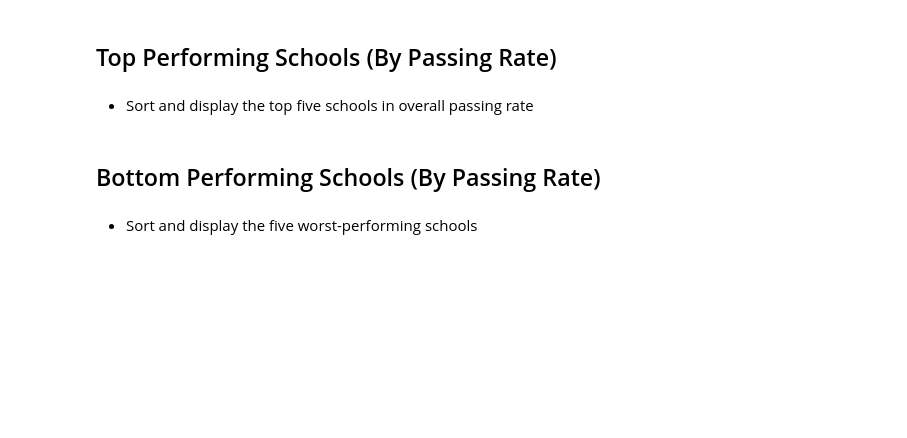
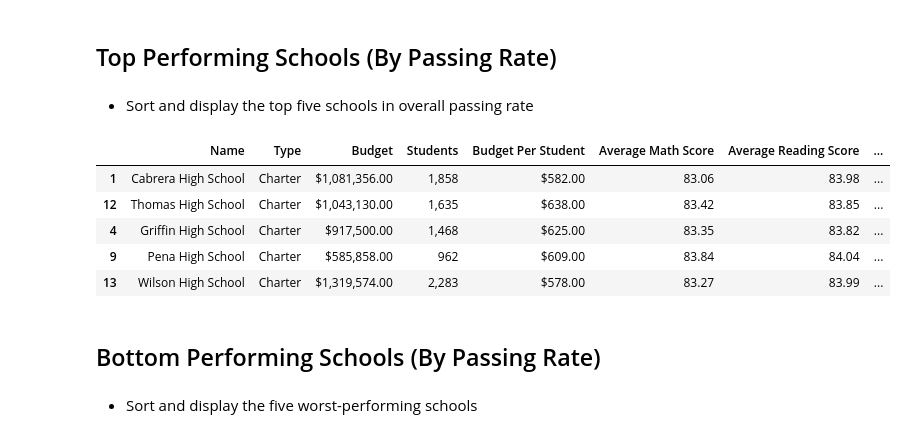
Before and after one commit to JeremyBrent/Pandas_Challenge, a Jupyter notebook: Instructions/PyCitySchools/PyCitySchools_starter.ipynb, the cells around one changed output. Saved outputs shown, nothing was run; the diff lists cells and outputs as text; code cells hidden in the pictures; blank space fills up the shorter version.

```diff
--- a/Instructions/PyCitySchools/PyCitySchools_starter.ipynb
+++ b/Instructions/PyCitySchools/PyCitySchools_starter.ipynb
@@ -192,6 +281,16 @@ School_Summary_df.reset_index()
 ## Top Performing Schools (By Passing Rate)
 # %% [markdown]
 * Sort and display the top five schools in overall passing rate
+# %%
+Top_overall_passing_rate = School_Summary_df.sort_values("Overall Passing Rate",ascending = False)
+Top_overall_passing_rate.head()
+# %% [output]
+|  | Name | Type | Budget | Students | Budget Per Student | Average Math Score | Average Reading Score | ... |
+| 1 | Cabrera High School | Charter | $1,081,356.00 | 1,858 | $582.00 | 83.06 | 83.98 | ... |
+| 12 | Thomas High School | Charter | $1,043,130.00 | 1,635 | $638.00 | 83.42 | 83.85 | ... |
+| 4 | Griffin High School | Charter | $917,500.00 | 1,468 | $625.00 | 83.35 | 83.82 | ... |
+| 9 | Pena High School | Charter | $585,858.00 | 962 | $609.00 | 83.84 | 84.04 | ... |
+| 13 | Wilson High School | Charter | $1,319,574.00 | 2,283 | $578.00 | 83.27 | 83.99 | ... |
 # %% [markdown]
 ## Bottom Performing Schools (By Passing Rate)
 # %% [markdown]
```
Also changed, not shown: parts of 23 cells of this notebook.
